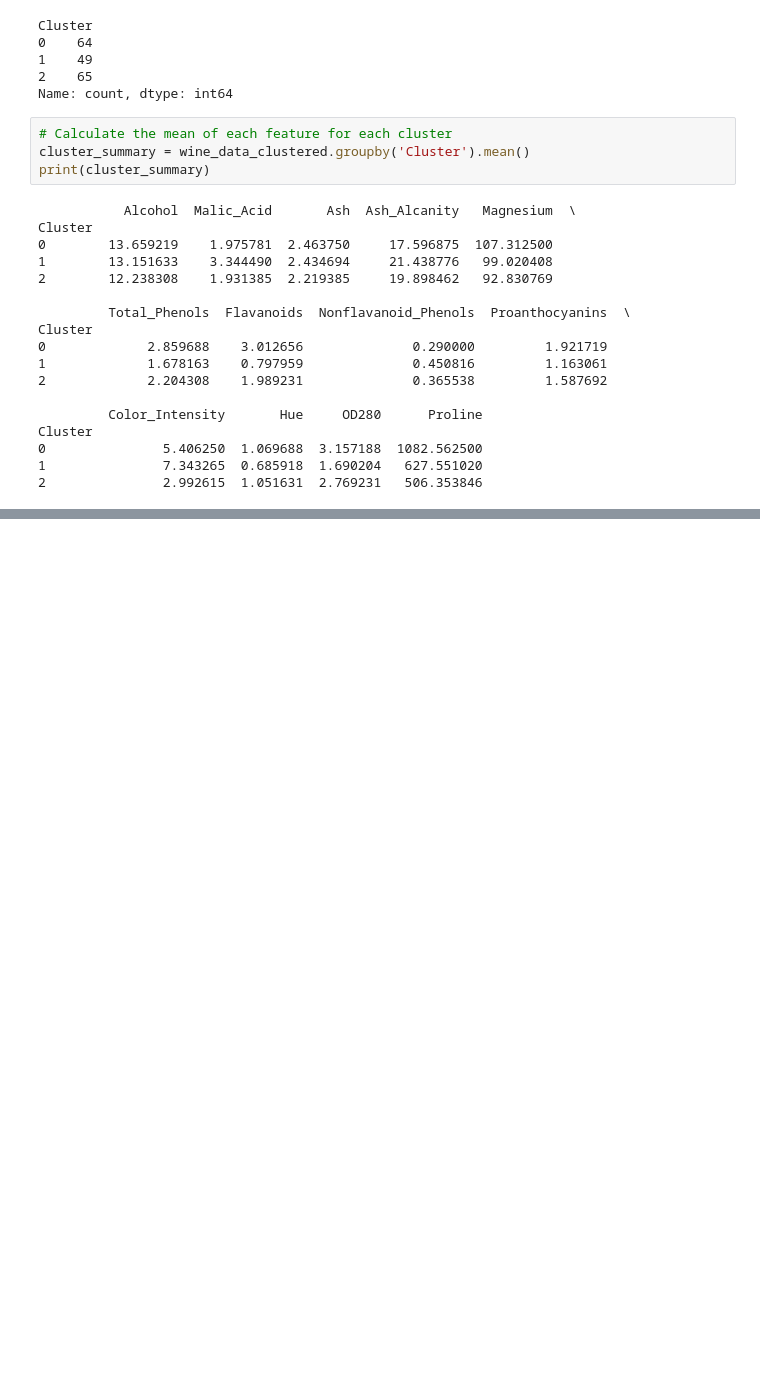
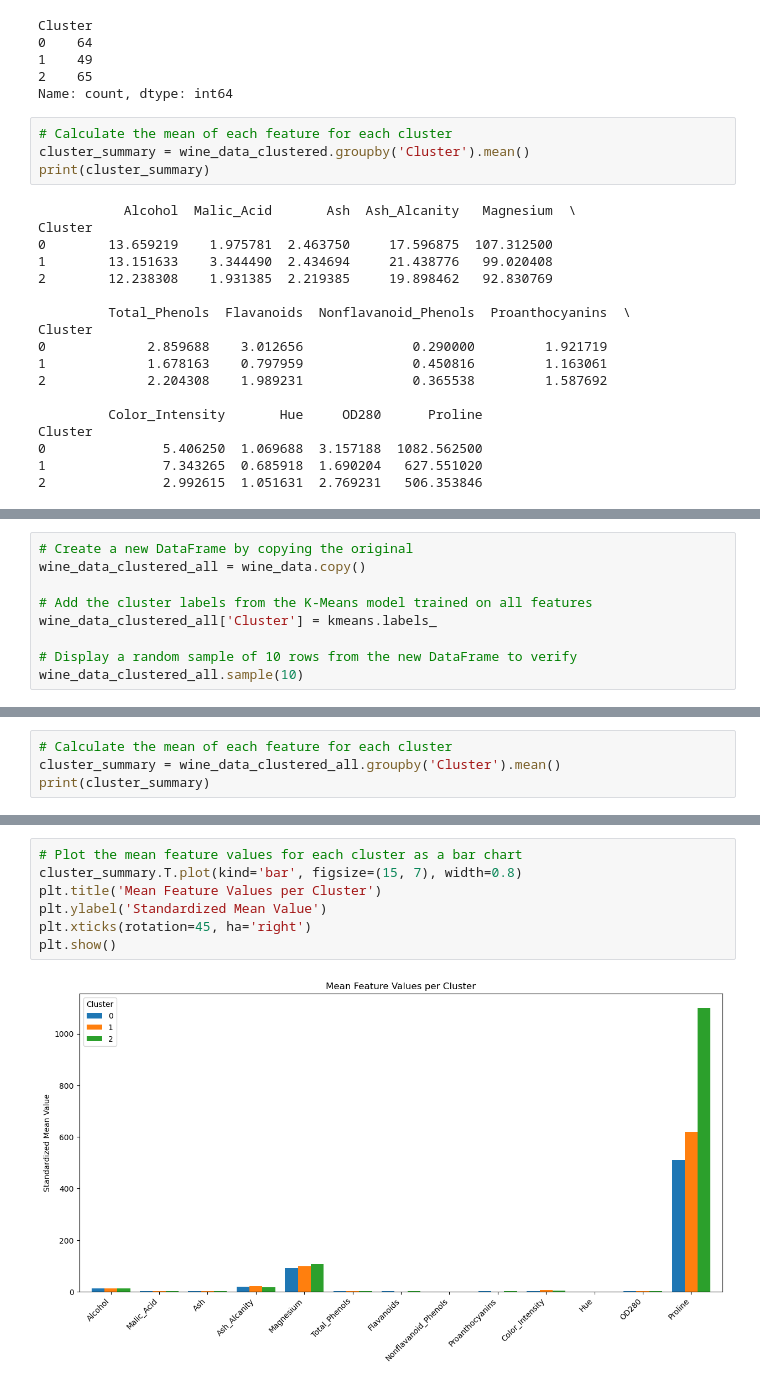
Before and after one commit to eduardo-oliveira-dev/wine-clustering-analysis, a Jupyter notebook: wine_clustering.ipynb, the cells around one changed output, grey strips where cells are left out. Saved outputs shown, nothing was run; the diff lists cells and outputs as text; blank space fills up the shorter version.

```diff
--- a/wine_clustering.ipynb
+++ b/wine_clustering.ipynb
@@ -319,0 +374,9 @@ Cluster
+# %%
+# Create a new DataFrame by copying the original
+wine_data_clustered_all = wine_data.copy()
+
+# Add the cluster labels from the K-Means model trained on all features
+wine_data_clustered_all['Cluster'] = kmeans.labels_
+
+# Display a random sample of 10 rows from the new DataFrame to verify
+wine_data_clustered_all.sample(10)
@@ -319,0 +395,4 @@ Cluster
+# %%
+# Calculate the mean of each feature for each cluster
+cluster_summary = wine_data_clustered_all.groupby('Cluster').mean()
+print(cluster_summary)
@@ -319,0 +417,9 @@ Cluster
+# %%
+# Plot the mean feature values for each cluster as a bar chart
+cluster_summary.T.plot(kind='bar', figsize=(15, 7), width=0.8)
+plt.title('Mean Feature Values per Cluster')
+plt.ylabel('Standardized Mean Value')
+plt.xticks(rotation=45, ha='right')
+plt.show()
+# %% [output]
+[figure, added]
```
Also changed, not shown: parts of 16 cells of this notebook.
